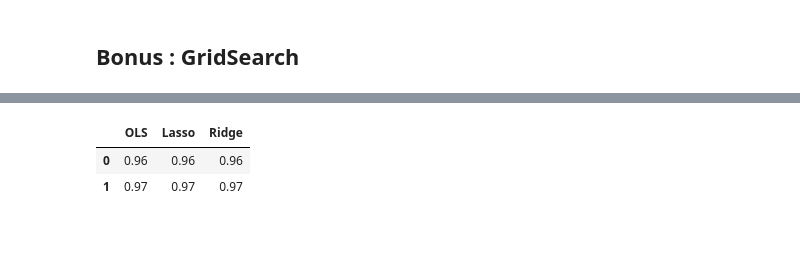
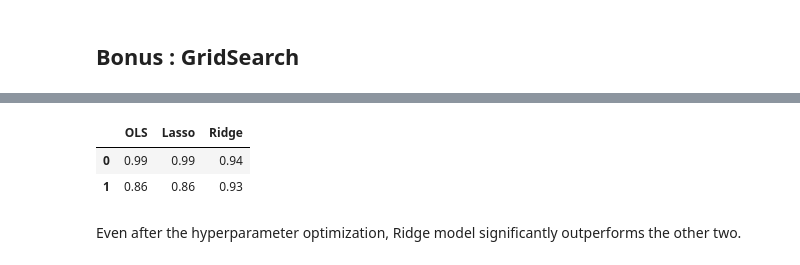
Before and after one commit to yhaslan/JEDHA_Bloc3, a Jupyter notebook: Walmart_Sales_Project/Walmart_Sales_Project.ipynb, the cells around one changed output, grey strips where cells are left out. Cells and saved outputs as stored; diff of their text form; code cells hidden in the pictures; blank space fills up the shorter version.

```diff
--- a/Walmart_Sales_Project/Walmart_Sales_Project.ipynb
+++ b/Walmart_Sales_Project/Walmart_Sales_Project.ipynb
@@ -125,11 +176,7 @@ Instead of using the SimpleImputer class from sklearn, I will designate custom i
 # %%
-target = 'Weekly_Sales'
-features_list = [item for item in df.columns if item not in target]
-
-cat_features = ['Store', 'Holiday_Flag']
-num_features = ['Temperature','Fuel_Price', 'CPI','Unemployment']
-
 num_annual_means = ['Fuel_Price', 'CPI','Unemployment']
 num_seasonal_means = ['Temperature']
 cat_by_date = ['Holiday_Flag']
+cat_features += ['Year', 'Month']
+features_list = cat_features + num_features
 # %%
@@ -283,7 +372,7 @@ array(['Store_10', 'Store_13', 'Store_14', 'Store_18', 'Store_19',
 # %%
 from sklearn.linear_model import Lasso
 # %%
-lasso = Lasso(max_iter = 8000, random_state=42)
+lasso = Lasso(max_iter = 20000, random_state=42) #the number of iterations is chosen by trial-error till ensure convergence
 lasso.fit(X_train, Y_train)
 
 Y_train_pred = lasso.predict(X_train)
@@ -369,9 +437,9 @@ def test(models, data , iterations = 100):
 # %%
+#alpha values to try for grid search
 lasso_params = {'alpha':[0.001, 0.01, 0.1, 1, 10]}
 ridge_params = {'alpha':[0.001, 0.01, 0.1, 1, 10]}
 
 models = {'OLS': LinearRegression(),
-           'Lasso': GridSearchCV(Lasso(max_iter = 50000), #to ensure convergence
-                               param_grid=lasso_params, cv = 10).fit(X_train, Y_train).best_estimator_,
-           'Ridge': GridSearchCV(Ridge(),
-                               param_grid=ridge_params, cv = 10).fit(X_test, Y_test).best_estimator_}
+           'Lasso': GridSearchCV(Lasso(max_iter = 10000000), param_grid=lasso_params, cv = 10).fit(X_train, Y_train).best_estimator_,
+           #Lasso model requires a lot iteration to converge
+          'Ridge': GridSearchCV(Ridge(), param_grid=ridge_params, cv = 10).fit(X_train, Y_train).best_estimator_}
@@ -396,6 +461,33 @@ One or more of the test scores are non-finite: [nan nan nan nan nan]
+# %%
+def compare_models(models, data , iterations = 100):
+    results = {}
+    for i in models:
+        r2_train = []
+        r2_test = []
+        for j in range(iterations):
+            data = imputer.fit_transform(data)
+            ### here I performed imputation before split
+            data_train, data_test = train_test_split(data, test_size = 0.25)
+
+
+            Xtrain, Xtest, Ytrain, Ytest = imputed_train[features_list],imputed_test[features_list], imputed_train[target], imputed_test[target]
+            Xtrain = preprocessor.fit_transform(Xtrain)
+            Xtest = preprocessor.transform(Xtest)
+
+
+            r2_test.append(r2_score(Ytest,
+                                            models[i].fit(Xtrain,
+                                                         Ytrain).predict(Xtest)))
+            r2_train.append(r2_score(Ytrain,
+                                             models[i].fit(Xtrain,
+                                                          Ytrain).predict(Xtrain)))
+        results[i] = [np.mean(r2_train), np.mean(r2_test)]
+    return pd.DataFrame(results)
 # %%
-test(models, df)
+compare_models(models, df)
 # %% [output]
 |  | OLS | Lasso | Ridge |
-| 0 | 0.96 | 0.96 | 0.96 |
-| 1 | 0.97 | 0.97 | 0.97 |
+| 0 | 0.99 | 0.99 | 0.94 |
+| 1 | 0.86 | 0.86 | 0.93 |
+# %% [markdown]
+Even after the hyperparameter optimization, Ridge model significantly outperforms the other two.
```
Also changed, not shown: parts of 57 cells of this notebook, 7 other files.
